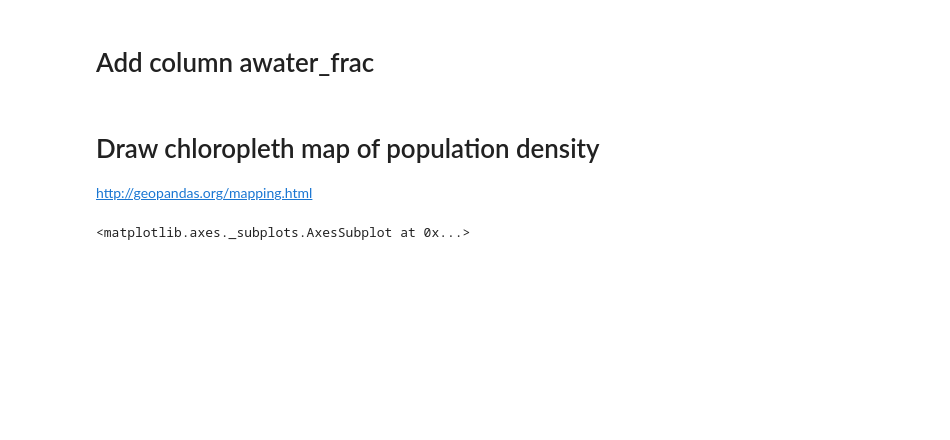
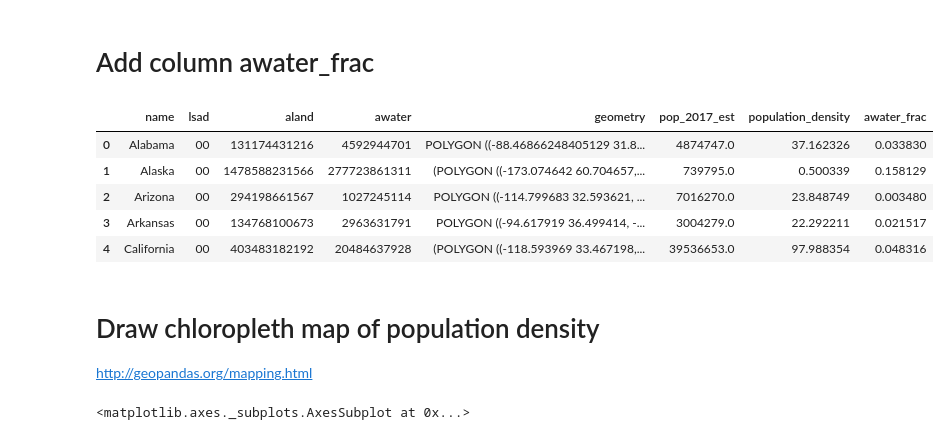
Before and after one commit to beepscore/census_play, a Jupyter notebook: us_states.ipynb, the cells around one changed output. Saved outputs shown, nothing was run; the diff lists cells and outputs as text; code cells hidden in the pictures; blank space fills up the shorter version.

Commit message:
slice with iloc

```diff
--- a/us_states.ipynb
+++ b/us_states.ipynb
@@ -139,6 +144,14 @@ df_map.sort_values(by= ['population_density'], ascending=False).head()
 # Add column awater_frac
 # %%
 df_map['awater_frac'] = df_map['awater'] / (df_map['aland'] + df_map['awater'])
+df_map.iloc[:, 5:].head()
+# %% [output]
+|  | name | lsad | aland | awater | geometry | pop_2017_est | population_density | awater_frac |
+| 0 | Alabama | 00 | 131174431216 | 4592944701 | POLYGON ((-88.46866248405129 31.8... | 4874747.0 | 37.162326 | 0.033830 |
+| 1 | Alaska | 00 | 1478588231566 | 277723861311 | (POLYGON ((-173.074642 60.704657,... | 739795.0 | 0.500339 | 0.158129 |
+| 2 | Arizona | 00 | 294198661567 | 1027245114 | POLYGON ((-114.799683 32.593621, ... | 7016270.0 | 23.848749 | 0.003480 |
+| 3 | Arkansas | 00 | 134768100673 | 2963631791 | POLYGON ((-94.617919 36.499414, -... | 3004279.0 | 22.292211 | 0.021517 |
+| 4 | California | 00 | 403483182192 | 20484637928 | (POLYGON ((-118.593969 33.467198,... | 39536653.0 | 97.988354 | 0.048316 |
 # %% [markdown]
 # Draw chloropleth map of population density
 http://geopandas.org/mapping.html
```
Also changed, not shown: parts of 3 cells of this notebook.
